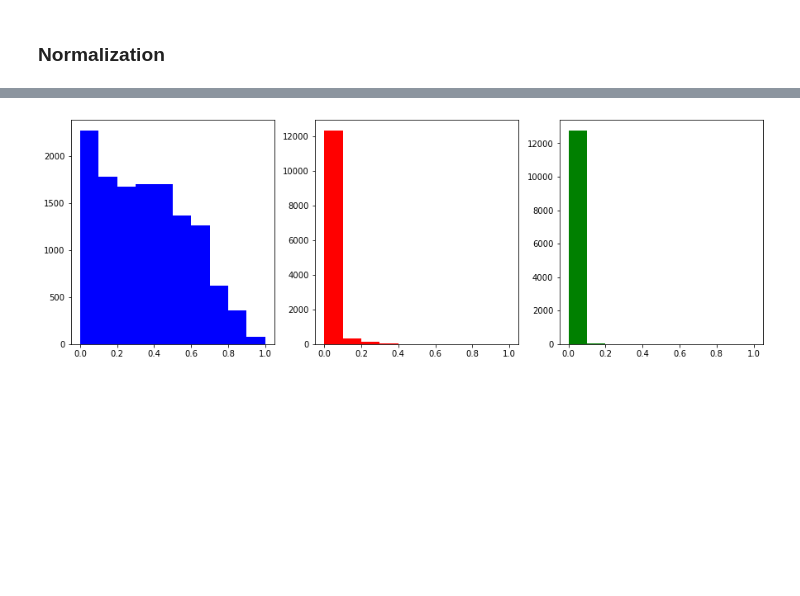
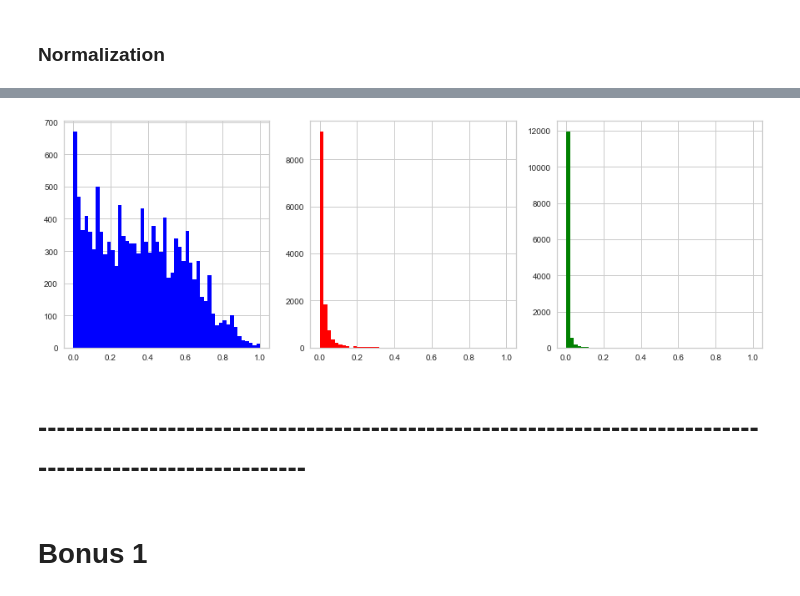
Before and after one commit to chododom/BI-VZD, a Jupyter notebook: 03/homework_03_B201.ipynb, the cells around one changed output, grey strips where cells are left out. Drawn from its saved outputs; the diff is of its cells as text; code cells hidden in the pictures; blank space fills up the shorter version.

```diff
--- a/03/homework_03_B201.ipynb
+++ b/03/homework_03_B201.ipynb
@@ -180,16 +189,16 @@ rfm_km = rfm.drop(['Customer ID'], axis=1)
 # %%
-k_cnt = 8
+k_cnt = 12
 
 inertias = np.zeros(k_cnt)
 for k in range(k_cnt):
-    kmeans = KMeans(n_clusters=k+1, random_state = 1)
+    kmeans = KMeans(n_clusters=k+1, random_state=seed)
     kmeans.fit(rfm_km)
     inertias[k] = kmeans.inertia_
 
-plt.figure(figsize=(15,8))
+plt.figure(figsize=(15,6))
 plt.title('Inertia change with increasing k in K-Means clustering', fontsize=20, y=1.05)
 plt.xlabel('$k$', fontsize=15, labelpad=15)
 plt.ylabel('Inertia (Loss function)', fontsize=15, labelpad=15)
-plt.plot(range(1, k_cnt + 1), iy, 'o-')
+plt.plot(range(1, k_cnt + 1), inertias, 'o-')
 plt.show()
 # %% [output]
@@ -196,0 +210,5 @@ plt.show()
+# %%
+model = KMeans(random_state=seed)
+visualizer = KElbowVisualizer(model, k=(1,12), metric="distortion")
+visualizer.fit(rfm_km)
+visualizer.show()
@@ -307,8 +332,12 @@ plt.show()
 # %%
 fig, axes = plt.subplots(1,3, figsize=(15,5))
-axes[0].hist(norm_rfm['Recency'], color='blue')
-axes[1].hist(norm_rfm['Frequency'], color='red')
-axes[2].hist(norm_rfm['Monetary'], color='green')
+axes[0].hist(norm_rfm['Recency'], bins=50, color='blue')
+axes[1].hist(norm_rfm['Frequency'], bins=50, color='red')
+axes[2].hist(norm_rfm['Monetary'], bins=50, color='green')
 plt.show()
 # %% [output]
-[figure, old version]
+[figure, new version]
+# %% [markdown]
+# -----------------------------------------------------------------------------------------------------------
+# %% [markdown]
+# Bonus 1
```
Also changed, not shown: parts of 46 cells of this notebook.
